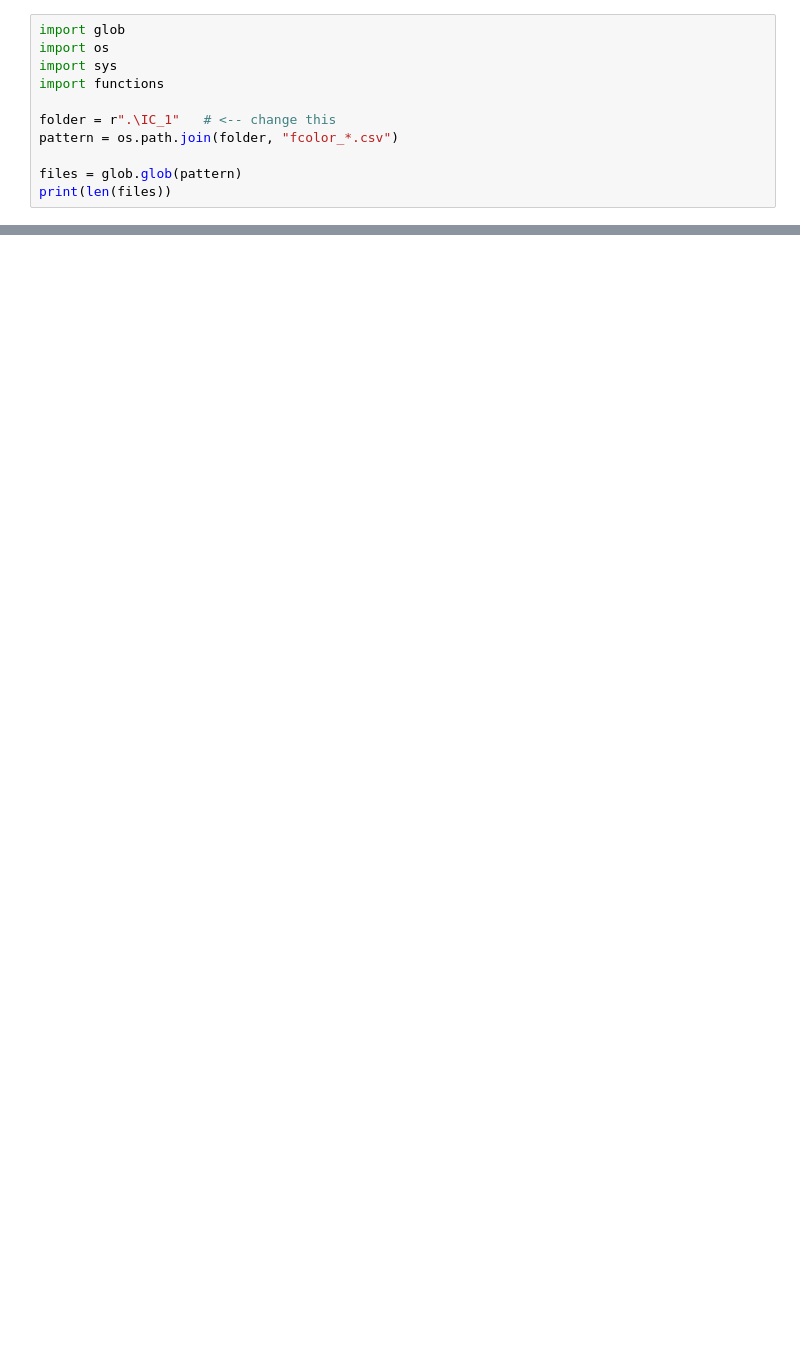
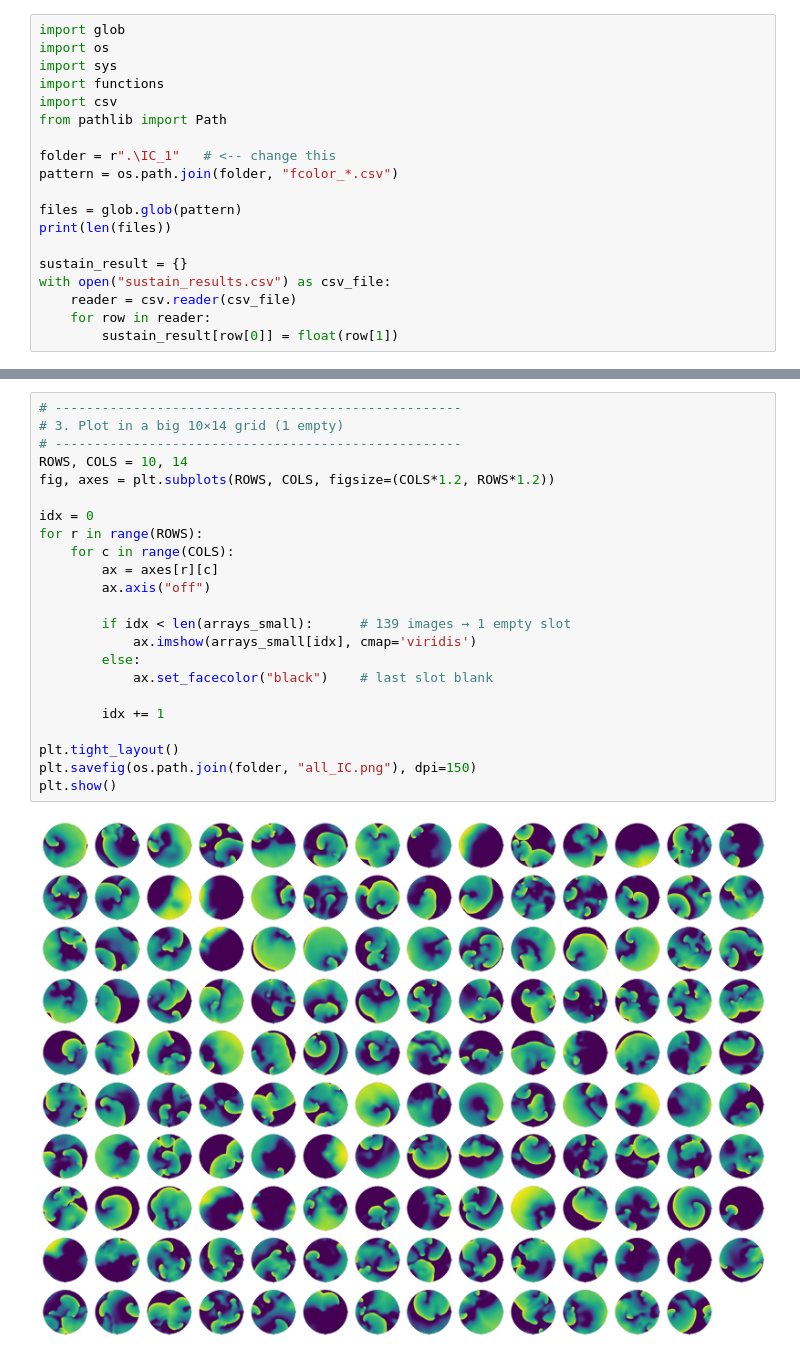
Before and after one commit to William-XiaodongAn/defibrillation, a Jupyter notebook: Re_ defibrillation codes/show_all_IC.ipynb, the cells around one changed output, grey strips where cells are left out. Saved outputs shown, nothing was run; the diff lists cells and outputs as text; blank space fills up the shorter version.

```diff
--- a/Re_ defibrillation codes/show_all_IC.ipynb
+++ b/Re_ defibrillation codes/show_all_IC.ipynb
@@ -3,10 +3,18 @@ import glob
 import os
 import sys
 import functions
+import csv
+from pathlib import Path
 
 folder = r".\IC_1"   # <-- change this
 pattern = os.path.join(folder, "fcolor_*.csv")
 
 files = glob.glob(pattern)
 print(len(files))
+
+sustain_result = {}
+with open("sustain_results.csv") as csv_file:
+    reader = csv.reader(csv_file)
+    for row in reader:
+        sustain_result[row[0]] = float(row[1])
 # %% [output]
@@ -17,0 +63,25 @@ NameError: name 'np' is not defined
+# %%
+# ----------------------------------------------------
+# 3. Plot in a big 10×14 grid (1 empty)
+# ----------------------------------------------------
+ROWS, COLS = 10, 14
+fig, axes = plt.subplots(ROWS, COLS, figsize=(COLS*1.2, ROWS*1.2))
+
+idx = 0
+for r in range(ROWS):
+    for c in range(COLS):
+        ax = axes[r][c]
+        ax.axis("off")
+
+        if idx < len(arrays_small):      # 139 images → 1 empty slot
+            ax.imshow(arrays_small[idx], cmap='viridis')
+        else:
+            ax.set_facecolor("black")    # last slot blank
+
+        idx += 1
+
+plt.tight_layout()
+plt.savefig(os.path.join(folder, "all_IC.png"), dpi=150)
+plt.show()
+# %% [output]
+[figure, added]
```
Also changed, not shown: parts of 4 cells of this notebook, 4 other files.
